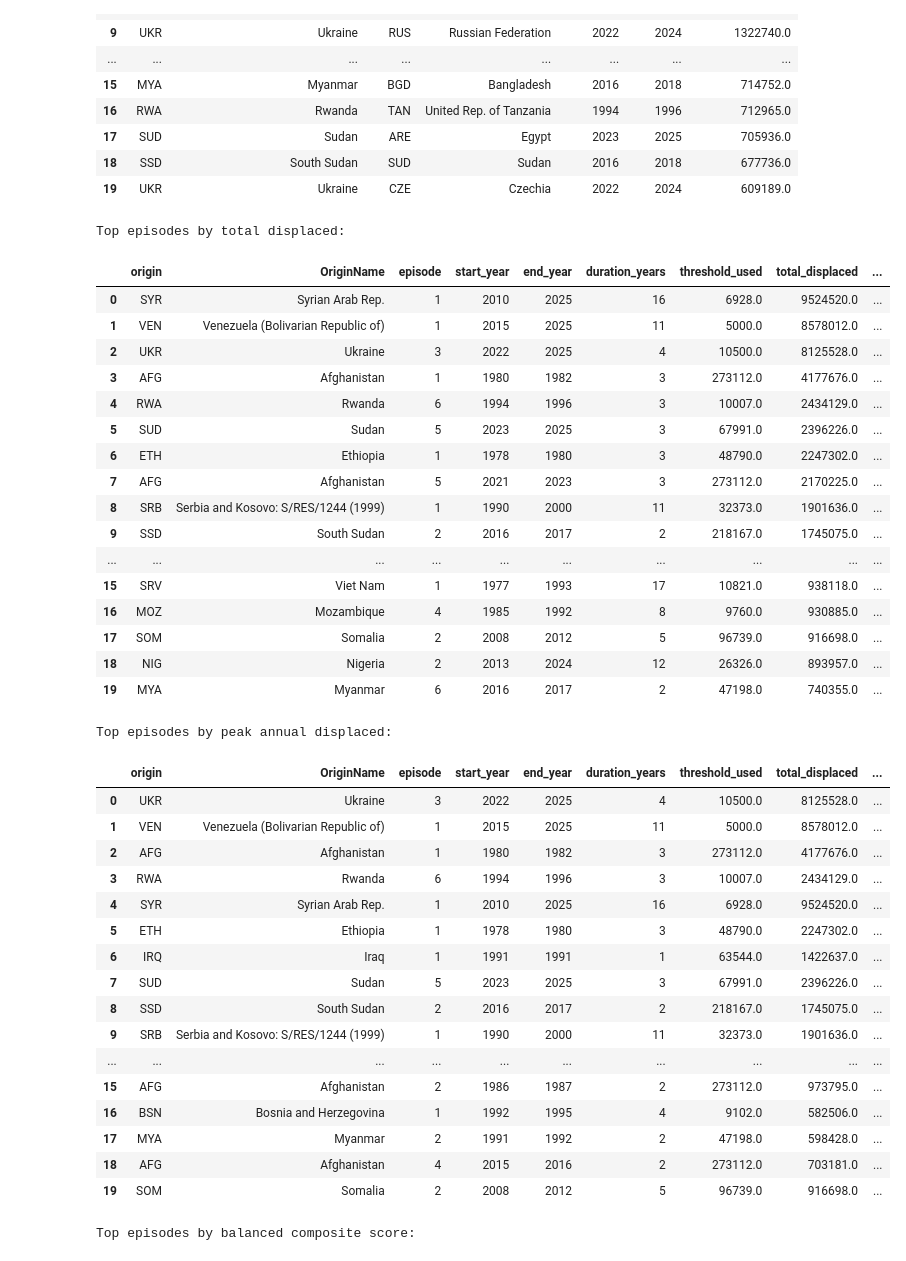
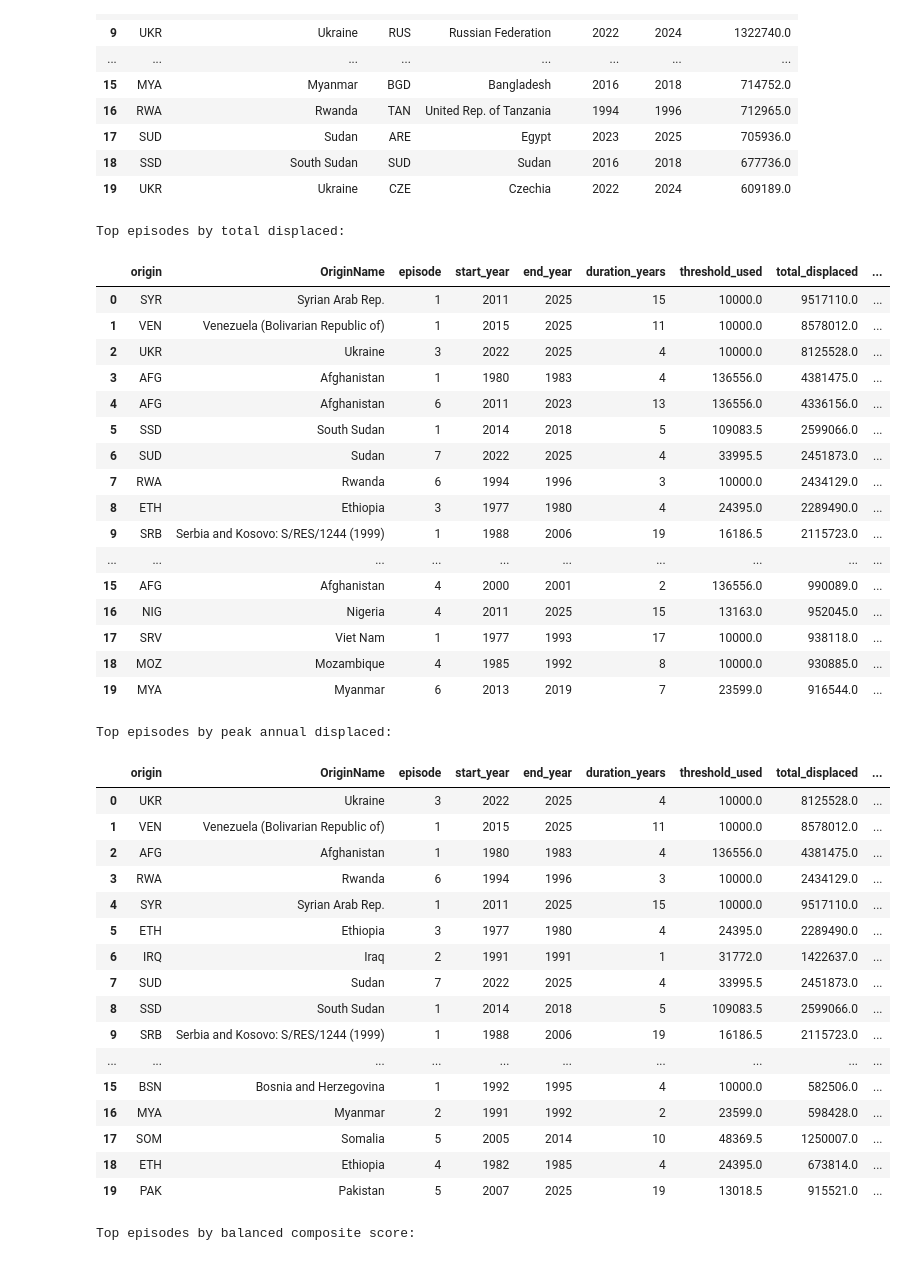
Before and after one commit to TishDuc/TishDuc.github.io, a Jupyter notebook: Displacements_Final_Project/Loke_script.ipynb, the cells around one changed output. Drawn from its saved outputs; the diff is of its cells as text; code cells hidden in the pictures.

```diff
--- a/Displacements_Final_Project/Loke_script.ipynb
+++ b/Displacements_Final_Project/Loke_script.ipynb
@@ -62,8 +62,8 @@ top_window_per_pair.head(20)
 import numpy as np
 
 # episode-based conflict significance analysis (variable-length conflicts)
-min_activation = 5000           # minimum yearly displaced people to consider a year "active"
-activation_multiplier = 2.0     # origin-specific threshold = baseline * multiplier
+min_activation = 10000         # minimum yearly displaced people to consider a year "active"
+activation_multiplier = 1.0     # origin-specific threshold = baseline * multiplier
 quiet_years_to_end = 1          # end episode after this many consecutive below-threshold years
 duration_weight_alpha = 0.25    # higher values reward longer conflicts more
 
@@ -130,66 +130,66 @@ def detect_origin_episodes(group):
             'total_displaced': total_displaced,
             'peak_annual': peak_annual,
             'mean_annual': mean_annual,
             'ramp_up': ramp_up,
         })
 
     return rows
 
 episode_rows = []
 for _, g in origin_yearly.groupby(['origin', 'OriginName']):
     episode_rows.extend(detect_origin_episodes(g))
 
 episodes_df = pd.DataFrame(episode_rows)
 episodes_df['composite_score'] = episodes_df['total_displaced'] * (
     1 + duration_weight_alpha * np.log1p(episodes_df['duration_years'])
 )
 
 top_by_total = episodes_df.sort_values('total_displaced', ascending=False).reset_index(drop=True).head(20)
 top_by_peak = episodes_df.sort_values('peak_annual', ascending=False).reset_index(drop=True).head(20)
 top_by_composite = episodes_df.sort_values('composite_score', ascending=False).reset_index(drop=True).head(20)
 
 print('Top episodes by total displaced:')
 display(top_by_total)
 print('Top episodes by peak annual displaced:')
 display(top_by_peak)
 print('Top episodes by balanced composite score:')
 display(top_by_composite)
 # %% [output]
 Top episodes by total displaced:
 |  | origin | OriginName | episode | start_year | end_year | duration_years | threshold_used | total_displaced | ... |
-| 0 | SYR | Syrian Arab Rep. | 1 | 2010 | 2025 | 16 | 6928.0 | 9524520.0 | ... |
-| 1 | VEN | Venezuela (Bolivarian Republic of) | 1 | 2015 | 2025 | 11 | 5000.0 | 8578012.0 | ... |
-| 2 | UKR | Ukraine | 3 | 2022 | 2025 | 4 | 10500.0 | 8125528.0 | ... |
-| 3 | AFG | Afghanistan | 1 | 1980 | 1982 | 3 | 273112.0 | 4177676.0 | ... |
-| 4 | RWA | Rwanda | 6 | 1994 | 1996 | 3 | 10007.0 | 2434129.0 | ... |
-| 5 | SUD | Sudan | 5 | 2023 | 2025 | 3 | 67991.0 | 2396226.0 | ... |
-| 6 | ETH | Ethiopia | 1 | 1978 | 1980 | 3 | 48790.0 | 2247302.0 | ... |
-| 7 | AFG | Afghanistan | 5 | 2021 | 2023 | 3 | 273112.0 | 2170225.0 | ... |
-| 8 | SRB | Serbia and Kosovo: S/RES/1244 (1999) | 1 | 1990 | 2000 | 11 | 32373.0 | 1901636.0 | ... |
-| 9 | SSD | South Sudan | 2 | 2016 | 2017 | 2 | 218167.0 | 1745075.0 | ... |
+| 0 | SYR | Syrian Arab Rep. | 1 | 2011 | 2025 | 15 | 10000.0 | 9517110.0 | ... |
+| 1 | VEN | Venezuela (Bolivarian Republic of) | 1 | 2015 | 2025 | 11 | 10000.0 | 8578012.0 | ... |
+| 2 | UKR | Ukraine | 3 | 2022 | 2025 | 4 | 10000.0 | 8125528.0 | ... |
+| 3 | AFG | Afghanistan | 1 | 1980 | 1983 | 4 | 136556.0 | 4381475.0 | ... |
+| 4 | AFG | Afghanistan | 6 | 2011 | 2023 | 13 | 136556.0 | 4336156.0 | ... |
+| 5 | SSD | South Sudan | 1 | 2014 | 2018 | 5 | 109083.5 | 2599066.0 | ... |
+| 6 | SUD | Sudan | 7 | 2022 | 2025 | 4 | 33995.5 | 2451873.0 | ... |
+| 7 | RWA | Rwanda | 6 | 1994 | 1996 | 3 | 10000.0 | 2434129.0 | ... |
+| 8 | ETH | Ethiopia | 3 | 1977 | 1980 | 4 | 24395.0 | 2289490.0 | ... |
+| 9 | SRB | Serbia and Kosovo: S/RES/1244 (1999) | 1 | 1988 | 2006 | 19 | 16186.5 | 2115723.0 | ... |
 | ... | ... | ... | ... | ... | ... | ... | ... | ... | ... |
-| 15 | SRV | Viet Nam | 1 | 1977 | 1993 | 17 | 10821.0 | 938118.0 | ... |
-| 16 | MOZ | Mozambique | 4 | 1985 | 1992 | 8 | 9760.0 | 930885.0 | ... |
-| 17 | SOM | Somalia | 2 | 2008 | 2012 | 5 | 96739.0 | 916698.0 | ... |
-| 18 | NIG | Nigeria | 2 | 2013 | 2024 | 12 | 26326.0 | 893957.0 | ... |
-| 19 | MYA | Myanmar | 6 | 2016 | 2017 | 2 | 47198.0 | 740355.0 | ... |
+| 15 | AFG | Afghanistan | 4 | 2000 | 2001 | 2 | 136556.0 | 990089.0 | ... |
+| 16 | NIG | Nigeria | 4 | 2011 | 2025 | 15 | 13163.0 | 952045.0 | ... |
+| 17 | SRV | Viet Nam | 1 | 1977 | 1993 | 17 | 10000.0 | 938118.0 | ... |
+| 18 | MOZ | Mozambique | 4 | 1985 | 1992 | 8 | 10000.0 | 930885.0 | ... |
+| 19 | MYA | Myanmar | 6 | 2013 | 2019 | 7 | 23599.0 | 916544.0 | ... |
 Top episodes by peak annual displaced:
 |  | origin | OriginName | episode | start_year | end_year | duration_years | threshold_used | total_displaced | ... |
-| 0 | UKR | Ukraine | 3 | 2022 | 2025 | 4 | 10500.0 | 8125528.0 | ... |
-| 1 | VEN | Venezuela (Bolivarian Republic of) | 1 | 2015 | 2025 | 11 | 5000.0 | 8578012.0 | ... |
-| 2 | AFG | Afghanistan | 1 | 1980 | 1982 | 3 | 273112.0 | 4177676.0 | ... |
-| 3 | RWA | Rwanda | 6 | 1994 | 1996 | 3 | 10007.0 | 2434129.0 | ... |
-| 4 | SYR | Syrian Arab Rep. | 1 | 2010 | 2025 | 16 | 6928.0 | 9524520.0 | ... |
-| 5 | ETH | Ethiopia | 1 | 1978 | 1980 | 3 | 48790.0 | 2247302.0 | ... |
-| 6 | IRQ | Iraq | 1 | 1991 | 1991 | 1 | 63544.0 | 1422637.0 | ... |
-| 7 | SUD | Sudan | 5 | 2023 | 2025 | 3 | 67991.0 | 2396226.0 | ... |
-| 8 | SSD | South Sudan | 2 | 2016 | 2017 | 2 | 218167.0 | 1745075.0 | ... |
-| 9 | SRB | Serbia and Kosovo: S/RES/1244 (1999) | 1 | 1990 | 2000 | 11 | 32373.0 | 1901636.0 | ... |
+| 0 | UKR | Ukraine | 3 | 2022 | 2025 | 4 | 10000.0 | 8125528.0 | ... |
+| 1 | VEN | Venezuela (Bolivarian Republic of) | 1 | 2015 | 2025 | 11 | 10000.0 | 8578012.0 | ... |
+| 2 | AFG | Afghanistan | 1 | 1980 | 1983 | 4 | 136556.0 | 4381475.0 | ... |
+| 3 | RWA | Rwanda | 6 | 1994 | 1996 | 3 | 10000.0 | 2434129.0 | ... |
+| 4 | SYR | Syrian Arab Rep. | 1 | 2011 | 2025 | 15 | 10000.0 | 9517110.0 | ... |
+| 5 | ETH | Ethiopia | 3 | 1977 | 1980 | 4 | 24395.0 | 2289490.0 | ... |
+| 6 | IRQ | Iraq | 2 | 1991 | 1991 | 1 | 31772.0 | 1422637.0 | ... |
+| 7 | SUD | Sudan | 7 | 2022 | 2025 | 4 | 33995.5 | 2451873.0 | ... |
+| 8 | SSD | South Sudan | 1 | 2014 | 2018 | 5 | 109083.5 | 2599066.0 | ... |
+| 9 | SRB | Serbia and Kosovo: S/RES/1244 (1999) | 1 | 1988 | 2006 | 19 | 16186.5 | 2115723.0 | ... |
 | ... | ... | ... | ... | ... | ... | ... | ... | ... | ... |
-| 15 | AFG | Afghanistan | 2 | 1986 | 1987 | 2 | 273112.0 | 973795.0 | ... |
-| 16 | BSN | Bosnia and Herzegovina | 1 | 1992 | 1995 | 4 | 9102.0 | 582506.0 | ... |
-| 17 | MYA | Myanmar | 2 | 1991 | 1992 | 2 | 47198.0 | 598428.0 | ... |
-| 18 | AFG | Afghanistan | 4 | 2015 | 2016 | 2 | 273112.0 | 703181.0 | ... |
-| 19 | SOM | Somalia | 2 | 2008 | 2012 | 5 | 96739.0 | 916698.0 | ... |
+| 15 | BSN | Bosnia and Herzegovina | 1 | 1992 | 1995 | 4 | 10000.0 | 582506.0 | ... |
+| 16 | MYA | Myanmar | 2 | 1991 | 1992 | 2 | 23599.0 | 598428.0 | ... |
+| 17 | SOM | Somalia | 5 | 2005 | 2014 | 10 | 48369.5 | 1250007.0 | ... |
+| 18 | ETH | Ethiopia | 4 | 1982 | 1985 | 4 | 24395.0 | 673814.0 | ... |
+| 19 | PAK | Pakistan | 5 | 2007 | 2025 | 19 | 13018.5 | 915521.0 | ... |
 Top episodes by balanced composite score:
 |  | origin | OriginName | episode | start_year | end_year | duration_years | threshold_used | total_displaced | ... |
```
Also changed, not shown: parts of 2 cells of this notebook.
